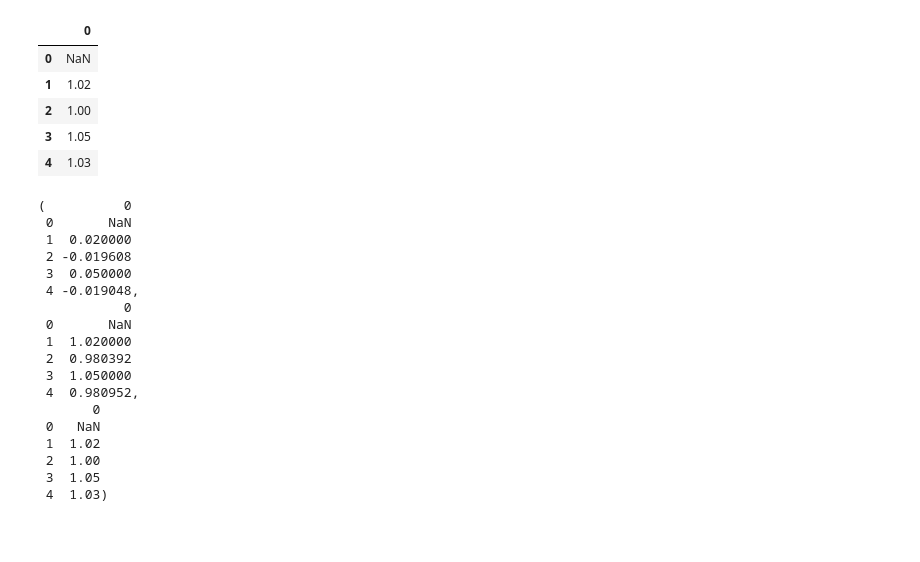
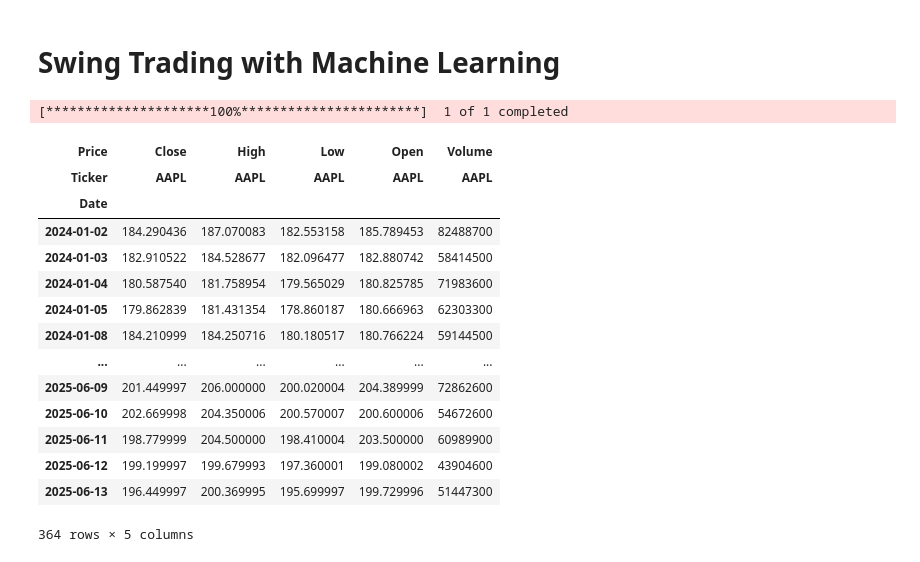
Before and after one commit to isouravsharma/AlgoQuantPi, a Jupyter notebook: Quant/Untitled.ipynb, the cells around one changed output. Cells and saved outputs as stored; diff of their text form; code cells hidden in the pictures; blank space fills up the shorter version.

```diff
--- a/Quant/Untitled.ipynb
+++ b/Quant/Untitled.ipynb
@@ -26,30 +1,2 @@ a = prices.pct_change()
-# %%
-(1+ a).cumprod()
-# %% [output]
-|  | 0 |
-| 0 | NaN |
-| 1 | 1.02 |
-| 2 | 1.00 |
-| 3 | 1.05 |
-| 4 | 1.03 |
-# %%
-a, 1+ a, (1+ a).cumprod()
-# %% [output]
-(          0
- 0       NaN
- 1  0.020000
- 2 -0.019608
- 3  0.050000
- 4 -0.019048,
-           0
- 0       NaN
- 1  1.020000
- 2  0.980392
- 3  1.050000
- 4  0.980952,
-       0
- 0   NaN
- 1  1.02
- 2  1.00
- 3  1.05
- 4  1.03)
+# %% [markdown]
+# Swing Trading with Machine Learning
@@ -55,0 +21,21 @@ a, 1+ a, (1+ a).cumprod()
+# %%
+ticker = 'AAPL'
+data = get_data(ticker=ticker, start_date='2024-01-01')
+data
+# %% [output]
+[*********************100%***********************]  1 of 1 completed
+| Price | Close | High | Low | Open | Volume |
+| Ticker | AAPL | AAPL | AAPL | AAPL | AAPL |
+| Date |  |  |  |  |  |
+| 2024-01-02 | 184.290436 | 187.070083 | 182.553158 | 185.789453 | 82488700 |
+| 2024-01-03 | 182.910522 | 184.528677 | 182.096477 | 182.880742 | 58414500 |
+| 2024-01-04 | 180.587540 | 181.758954 | 179.565029 | 180.825785 | 71983600 |
+| 2024-01-05 | 179.862839 | 181.431354 | 178.860187 | 180.666963 | 62303300 |
+| 2024-01-08 | 184.210999 | 184.250716 | 180.180517 | 180.766224 | 59144500 |
+| ... | ... | ... | ... | ... | ... |
+| 2025-06-09 | 201.449997 | 206.000000 | 200.020004 | 204.389999 | 72862600 |
+| 2025-06-10 | 202.669998 | 204.350006 | 200.570007 | 200.600006 | 54672600 |
+| 2025-06-11 | 198.779999 | 204.500000 | 198.410004 | 203.500000 | 60989900 |
+| 2025-06-12 | 199.199997 | 199.679993 | 197.360001 | 199.080002 | 43904600 |
+| 2025-06-13 | 196.449997 | 200.369995 | 195.699997 | 199.729996 | 51447300 |
+364 rows × 5 columns
```
Also changed, not shown: parts of 18 cells of this notebook, 5 other files.
